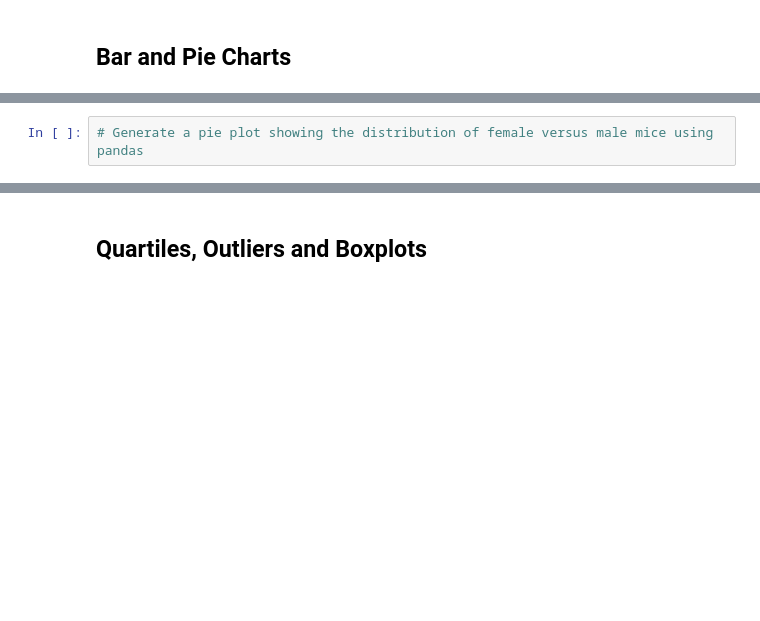
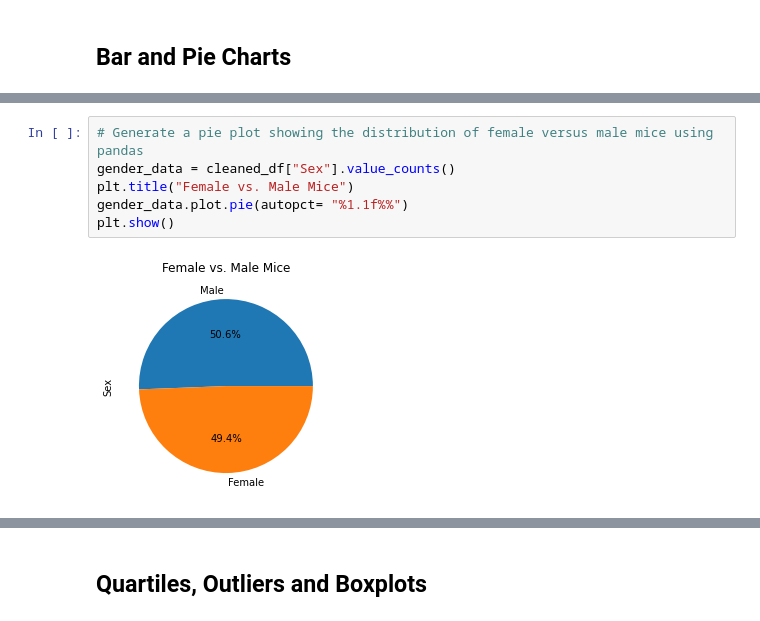
Before and after one commit to jdean92/Matplotlib-challenge, a Jupyter notebook: Instructions/Pymaceuticals/pymaceuticals_starter.ipynb, the cells around one changed output, grey strips where cells are left out. Cells and saved outputs as stored; diff of their text form; blank space fills up the shorter version.

```diff
--- a/Instructions/Pymaceuticals/pymaceuticals_starter.ipynb
+++ b/Instructions/Pymaceuticals/pymaceuticals_starter.ipynb
@@ -139,4 +161,10 @@ aggregation
 # %%
 # Generate a pie plot showing the distribution of female versus male mice using pandas
+gender_data = cleaned_df["Sex"].value_counts()
+plt.title("Female vs. Male Mice")
+gender_data.plot.pie(autopct= "%1.1f%%")
+plt.show()
+# %% [output]
+[figure, added]
 # %%
 # Generate a pie plot showing the distribution of female versus male mice using pyplot
```
Also changed, not shown: parts of 6 cells of this notebook.
